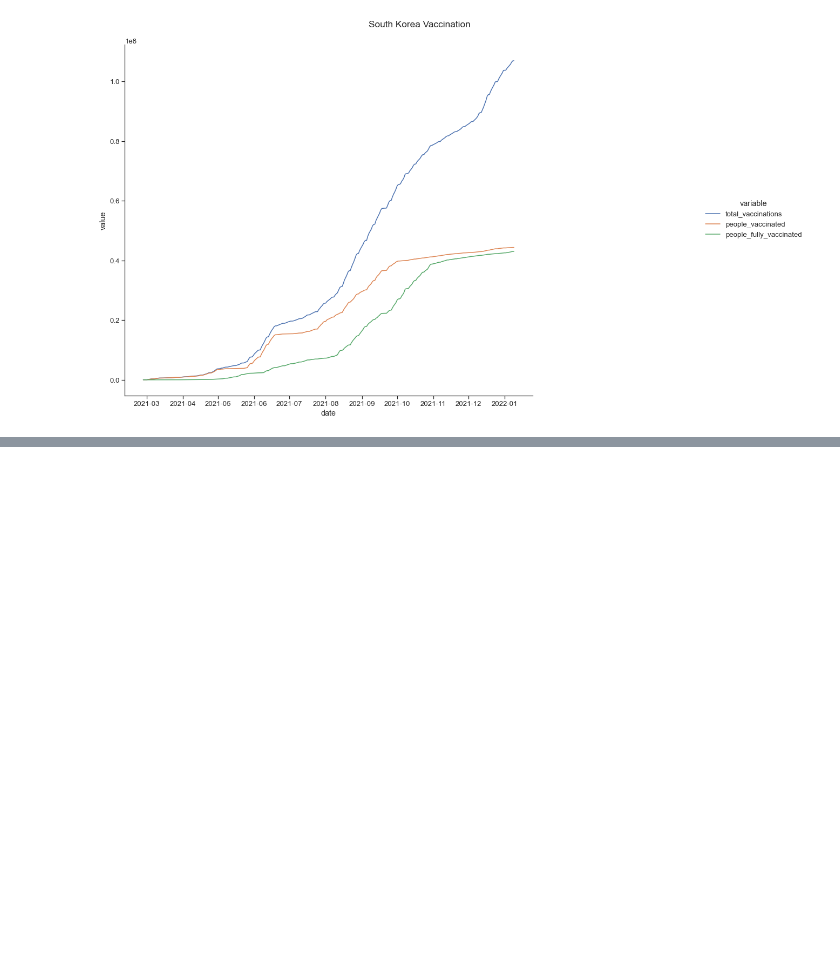
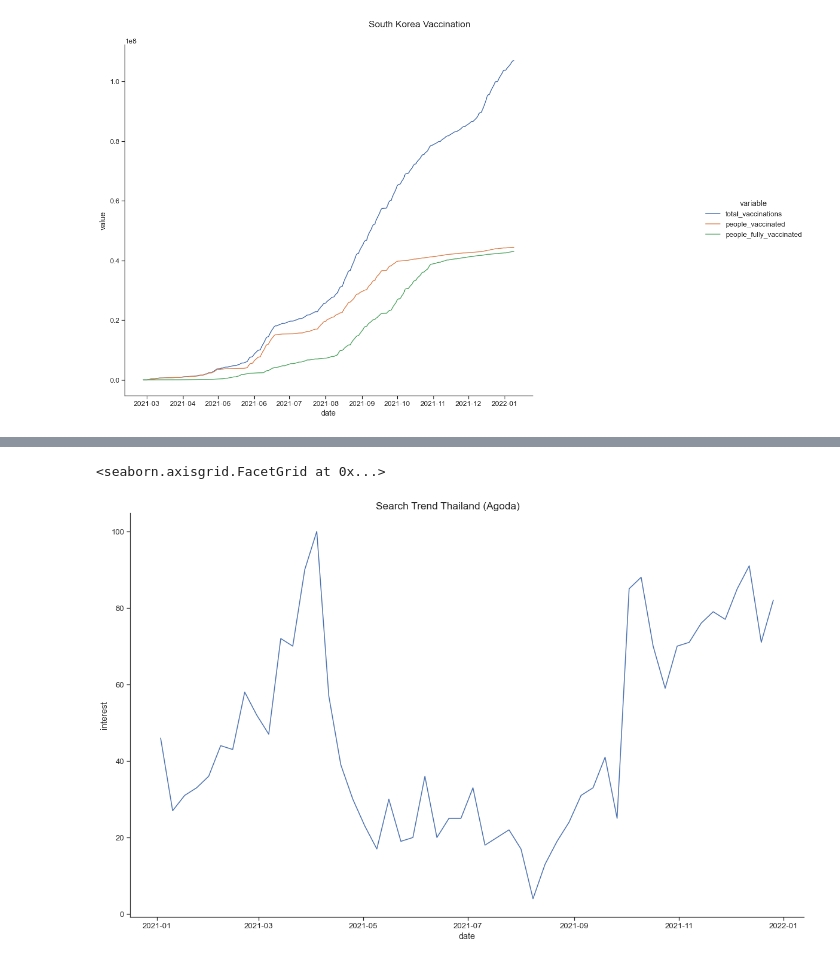
Before and after one commit to jitrapon/mads-milestone-i, a Jupyter notebook: exploration.ipynb, the cells around one changed output, grey strips where cells are left out. Saved outputs shown, nothing was run; the diff lists cells and outputs as text; code cells hidden in the pictures; blank space fills up the shorter version.

```diff
--- a/exploration.ipynb
+++ b/exploration.ipynb
@@ -130,0 +196,9 @@ visualize_country_vac(prepare_dataframe_for_visualization(covid_kor_df), 20, 11,
+# %%
+def get_search_trend(csv: str) -> DataFrame:
+    df = pd.read_csv(csv, skiprows=2)
+    df['Week'] = pd.to_datetime(df['Week'])
+    df.columns = ['date', 'interest']
+    return df
+# %%
+search_trend_th = get_search_trend('data/search-th-agoda.csv')
+search_trend_th
@@ -130,0 +223,12 @@ visualize_country_vac(prepare_dataframe_for_visualization(covid_kor_df), 20, 11,
+# %%
+def visualize_country_search_trend(df: DataFrame, width, height, title) -> FacetGrid:
+    ax = sns.relplot(x="date", y="interest", data=df, kind='line')
+    ax.fig.set_figwidth(width)
+    ax.fig.set_figheight(height)
+    ax.fig.suptitle(title)
+    return ax
+# %%
+visualize_country_search_trend(search_trend_th, 20, 11, 'Search Trend Thailand (Agoda)')
+# %% [output]
+<seaborn.axisgrid.FacetGrid at 0x...>
+[figure, added]
```
Also changed, not shown: parts of 15 cells of this notebook, 1 other file.
